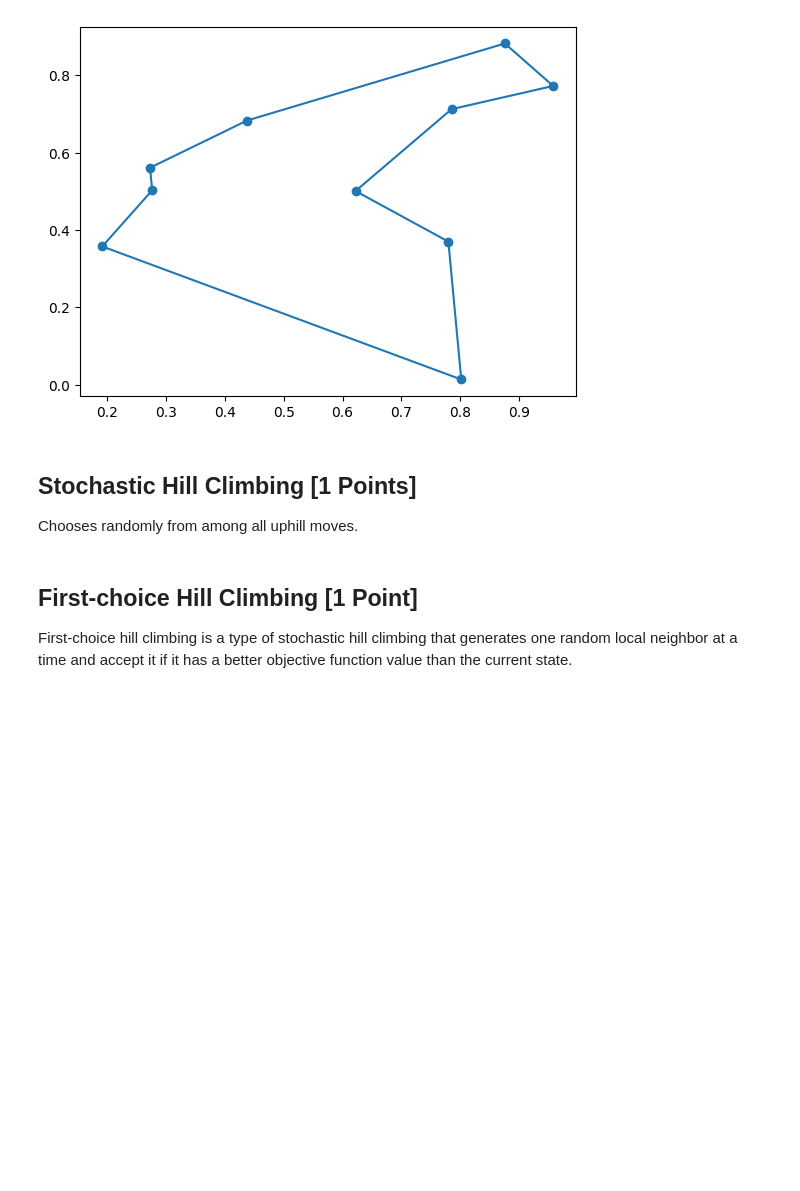
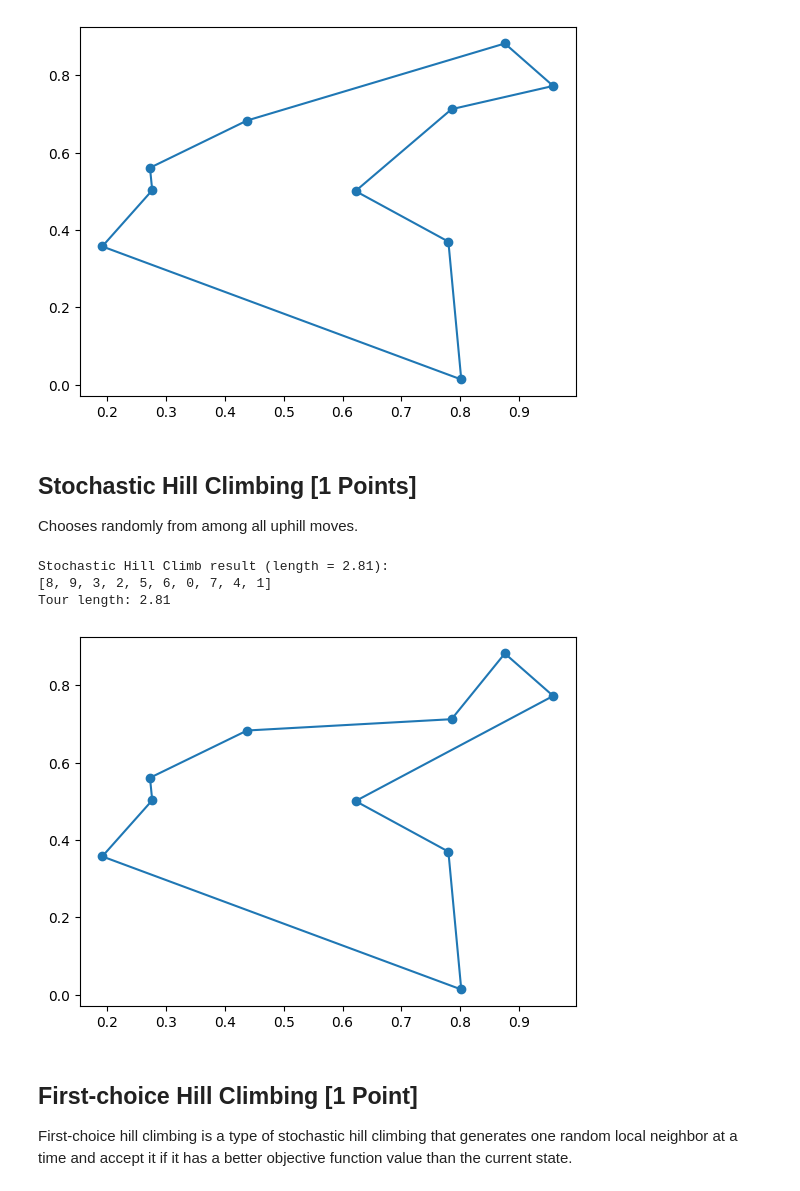
Before and after one commit to sleepymor/Week-4-Introduction-to-AI, a Jupyter notebook: P5_2_traveling_salesman_problem.ipynb, the cells around one changed output. Cells and saved outputs as stored; diff of their text form; code cells hidden in the pictures; blank space fills up the shorter version.

Commit message:
Stochastic Hill Climb

```diff
--- a/P5_2_traveling_salesman_problem.ipynb
+++ b/P5_2_traveling_salesman_problem.ipynb
@@ -312,3 +290,35 @@ Chooses randomly from among all uphill moves.
+# %%
+import random
+
+def stochastic_hill_climb(tsp, iterations=1000):
+    n = len(tsp["pos"])
+    current_tour = random_tour(n)
+    current_length = tour_length(tsp, current_tour)
+
+    for _ in range(iterations):
+        neighbors = all_neighbors(current_tour)
+        # choose a random neighbor
+        candidate = random.choice(neighbors)
+        candidate_length = tour_length(tsp, candidate)
+
+        # accept only if better
+        if candidate_length < current_length:
+            current_tour = candidate
+            current_length = candidate_length
+
+    return current_tour, current_length
+
+best_tour, best_length = stochastic_hill_climb(tsp, iterations=5000)
+
+print(f"Stochastic Hill Climb result (length = {best_length:.2f}):")
+print(best_tour)
+
+show_tsp(tsp, best_tour)
+# %% [output]
+Stochastic Hill Climb result (length = 2.81):
+[8, 9, 3, 2, 5, 6, 0, 7, 4, 1]
+Tour length: 2.81
+[figure, added]
 # %% [markdown]
 ## First-choice Hill Climbing [1 Point]
 
```
Also changed, not shown: parts of 10 cells of this notebook.
